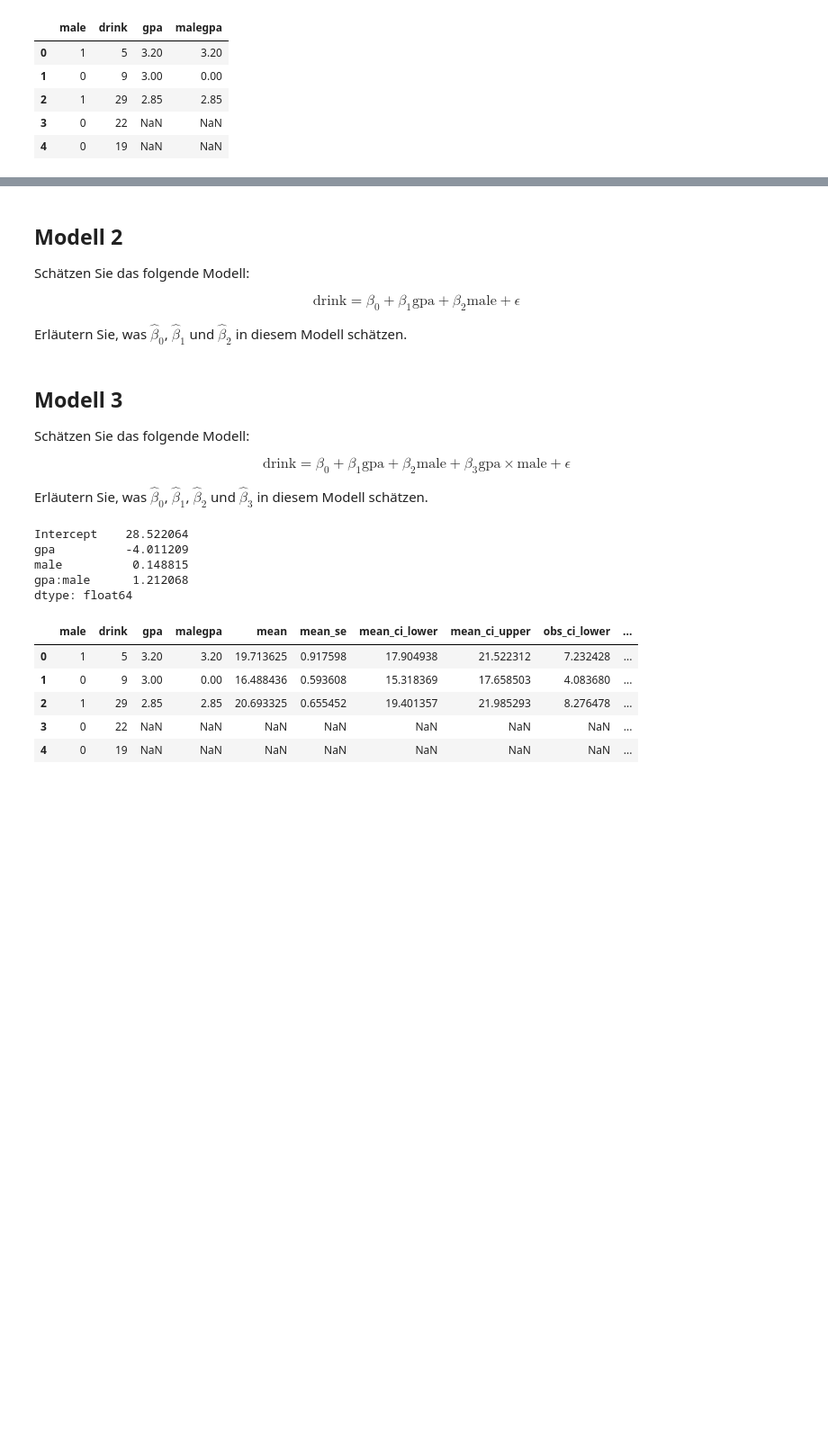
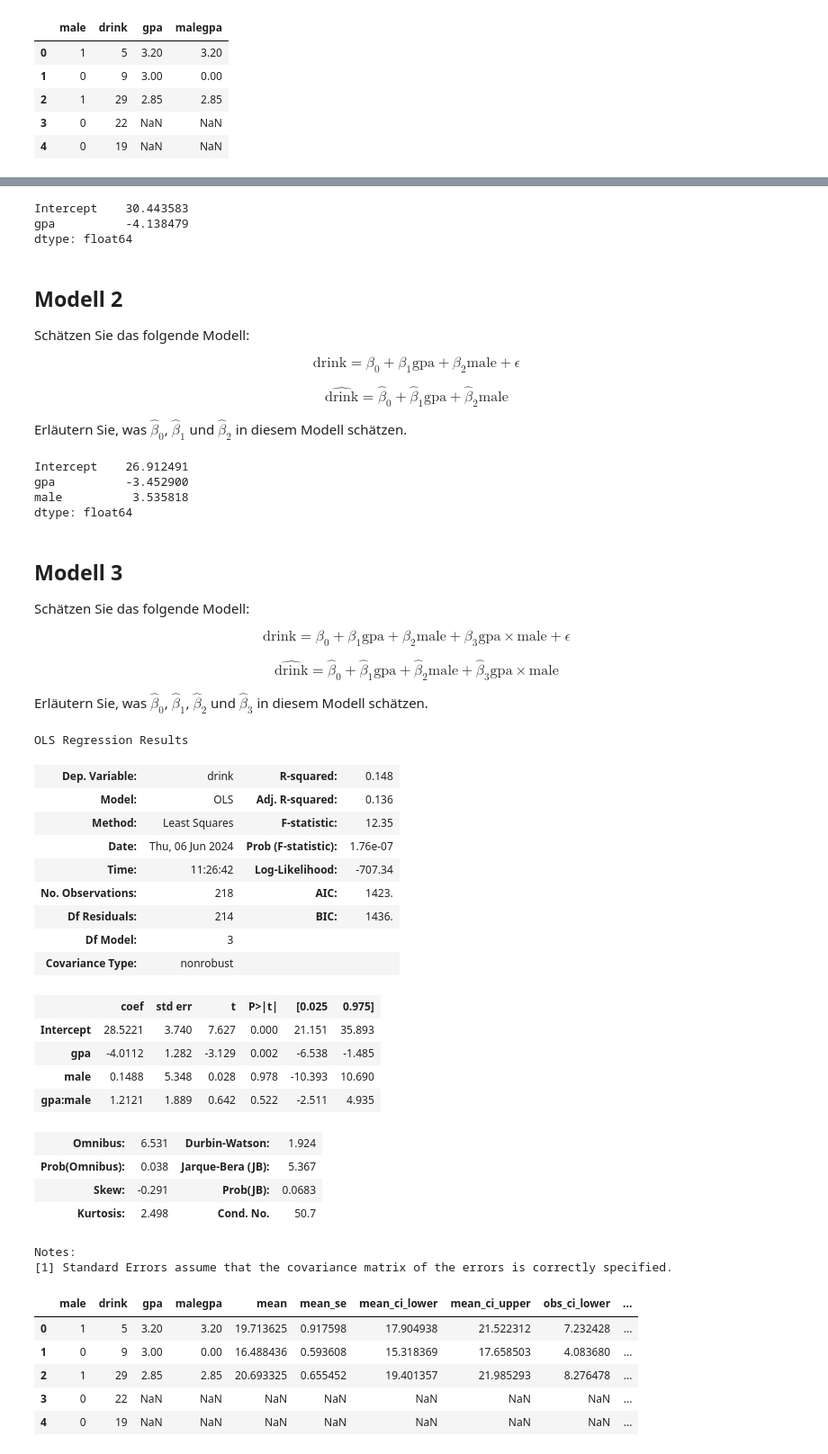
Before and after one commit to febse/econ2024-de, a Jupyter notebook: 08-Interaction-Effects.ipynb, the cells around one changed output, grey strips where cells are left out. Shown: that part at 90% size. Cells and saved outputs as stored; diff of their text form; code cells hidden in the pictures; blank space fills up the shorter version.

```diff
--- a/08-Interaction-Effects.ipynb
+++ b/08-Interaction-Effects.ipynb
@@ -37,5 +47,10 @@ Erläutern Sie, was $\hat{\beta}_0$ und $\hat{\beta}_1$ in diesem Modell schätz
 # %%
-# m1 = ols("", data=df).fit()
+m1 = ols("drink ~ gpa", data=df).fit()
+m1.params
+# %% [output]
+Intercept    30.443583
+gpa          -4.138479
+dtype: float64
 # %% [markdown]
 ## Modell 2
 
@@ -45,4 +60,9 @@ $$
 \text{drink} = \beta_0 + \beta_1 \text{gpa} + \beta_2 \text{male} + \epsilon
 $$
 
+$$
+\widehat{\text{drink}} = \hat{\beta}_0 + \hat{\beta}_1 \text{gpa} + \hat{\beta}_2 \text{male}
+$$
+
+
 Erläutern Sie, was $\hat{\beta}_0$, $\hat{\beta}_1$ und $\hat{\beta}_2$ in diesem Modell schätzen.
@@ -49,5 +71,11 @@ Erläutern Sie, was $\hat{\beta}_0$, $\hat{\beta}_1$ und $\hat{\beta}_2$ in dies
 # %%
-# m2 = ols("", data=df).fit()
+m2 = ols("drink ~ gpa + male", data=df).fit()
+m2.params
+# %% [output]
+Intercept    26.912491
+gpa          -3.452900
+male          3.535818
+dtype: float64
 # %% [markdown]
 ## Modell 3
 
@@ -57,16 +85,38 @@ $$
 \text{drink} = \beta_0 + \beta_1 \text{gpa} + \beta_2 \text{male} + \beta_3 \text{gpa} \times \text{male} + \epsilon
 $$
 
+$$
+\widehat{\text{drink}} = \hat{\beta}_0 + \hat{\beta}_1 \text{gpa} + \hat{\beta}_2 \text{male} + \hat{\beta}_3 \text{gpa}\times \text{male}
+$$
+
+
 Erläutern Sie, was $\hat{\beta}_0$, $\hat{\beta}_1$, $\hat{\beta}_2$ und $\hat{\beta}_3$ in diesem Modell schätzen.
 # %%
 m3 = ols("drink ~ gpa*male", data=df).fit()
 m3.params
+m3.summary()
 # %% [output]
-Intercept    28.522064
-gpa          -4.011209
-male          0.148815
-gpa:male      1.212068
-dtype: float64
+OLS Regression Results
+| Dep. Variable: | drink | R-squared: | 0.148 |
+| Model: | OLS | Adj. R-squared: | 0.136 |
+| Method: | Least Squares | F-statistic: | 12.35 |
+| Date: | Thu, 06 Jun 2024 | Prob (F-statistic): | 1.76e-07 |
+| Time: | 11:26:42 | Log-Likelihood: | -707.34 |
+| No. Observations: | 218 | AIC: | 1423. |
+| Df Residuals: | 214 | BIC: | 1436. |
+| Df Model: | 3 |  |  |
+| Covariance Type: | nonrobust |  |  |
+|  | coef | std err | t | P>|t| | [0.025 | 0.975] |
+| Intercept | 28.5221 | 3.740 | 7.627 | 0.000 | 21.151 | 35.893 |
+| gpa | -4.0112 | 1.282 | -3.129 | 0.002 | -6.538 | -1.485 |
+| male | 0.1488 | 5.348 | 0.028 | 0.978 | -10.393 | 10.690 |
+| gpa:male | 1.2121 | 1.889 | 0.642 | 0.522 | -2.511 | 4.935 |
+| Omnibus: | 6.531 | Durbin-Watson: | 1.924 |
+| Prob(Omnibus): | 0.038 | Jarque-Bera (JB): | 5.367 |
+| Skew: | -0.291 | Prob(JB): | 0.0683 |
+| Kurtosis: | 2.498 | Cond. No. | 50.7 |
+Notes:
+[1] Standard Errors assume that the covariance matrix of the errors is correctly specified.
 # %%
 m3p = m3.get_prediction().summary_frame()
 m3p_with_ci = pd.concat([df, m3p], axis=1)
```
Also changed, not shown: parts of 3 cells of this notebook, 1 other file.
